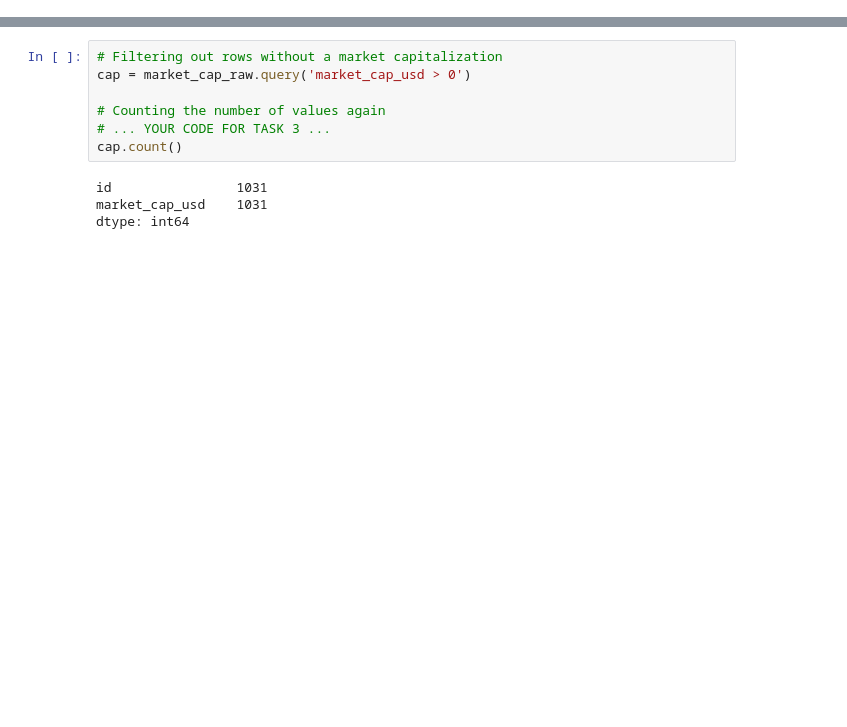
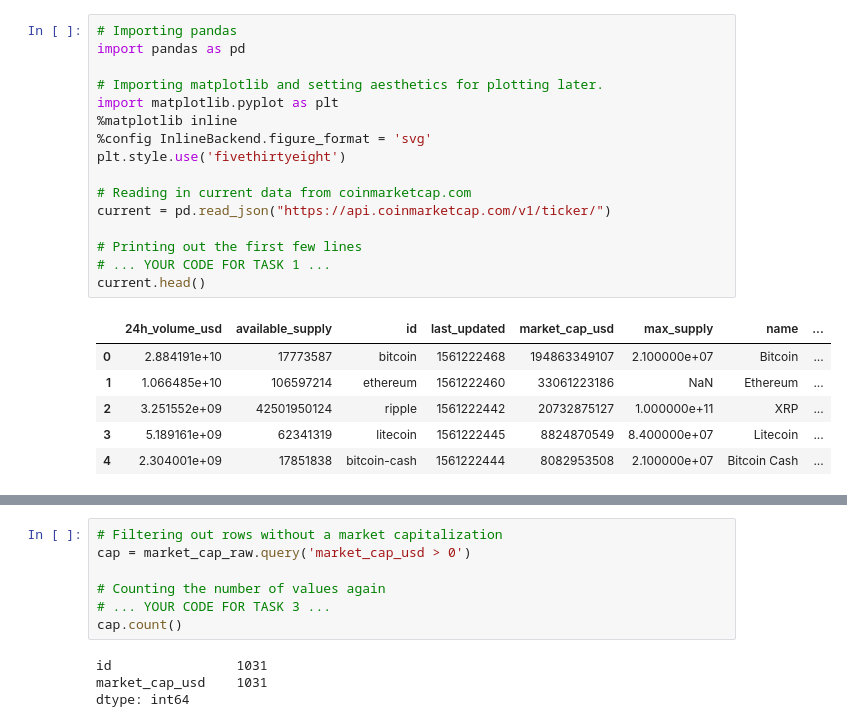
Before and after one commit to sami239/mini-projet, a Jupyter notebook: notebook.ipynb, the cells around one changed output, grey strips where cells are left out. Drawn from its saved outputs; the diff is of its cells as text; blank space fills up the shorter version.

```diff
--- a/notebook.ipynb
+++ b/notebook.ipynb
@@ -9,0 +9,23 @@
+# %%
+# Importing pandas
+import pandas as pd
+
+# Importing matplotlib and setting aesthetics for plotting later.
+import matplotlib.pyplot as plt
+%matplotlib inline
+%config InlineBackend.figure_format = 'svg'
+plt.style.use('fivethirtyeight')
+
+# Reading in current data from coinmarketcap.com
+current = pd.read_json("https://api.coinmarketcap.com/v1/ticker/")
+
+# Printing out the first few lines
+# ... YOUR CODE FOR TASK 1 ...
+current.head()
+# %% [output]
+|  | 24h_volume_usd | available_supply | id | last_updated | market_cap_usd | max_supply | name | ... |
+| 0 | 2.884191e+10 | 17773587 | bitcoin | 1561222468 | 194863349107 | 2.100000e+07 | Bitcoin | ... |
+| 1 | 1.066485e+10 | 106597214 | ethereum | 1561222460 | 33061223186 | NaN | Ethereum | ... |
+| 2 | 3.251552e+09 | 42501950124 | ripple | 1561222442 | 20732875127 | 1.000000e+11 | XRP | ... |
+| 3 | 5.189161e+09 | 62341319 | litecoin | 1561222445 | 8824870549 | 8.400000e+07 | Litecoin | ... |
+| 4 | 2.304001e+09 | 17851838 | bitcoin-cash | 1561222444 | 8082953508 | 2.100000e+07 | Bitcoin Cash | ... |
```
Also changed, not shown: parts of 18 cells of this notebook.
